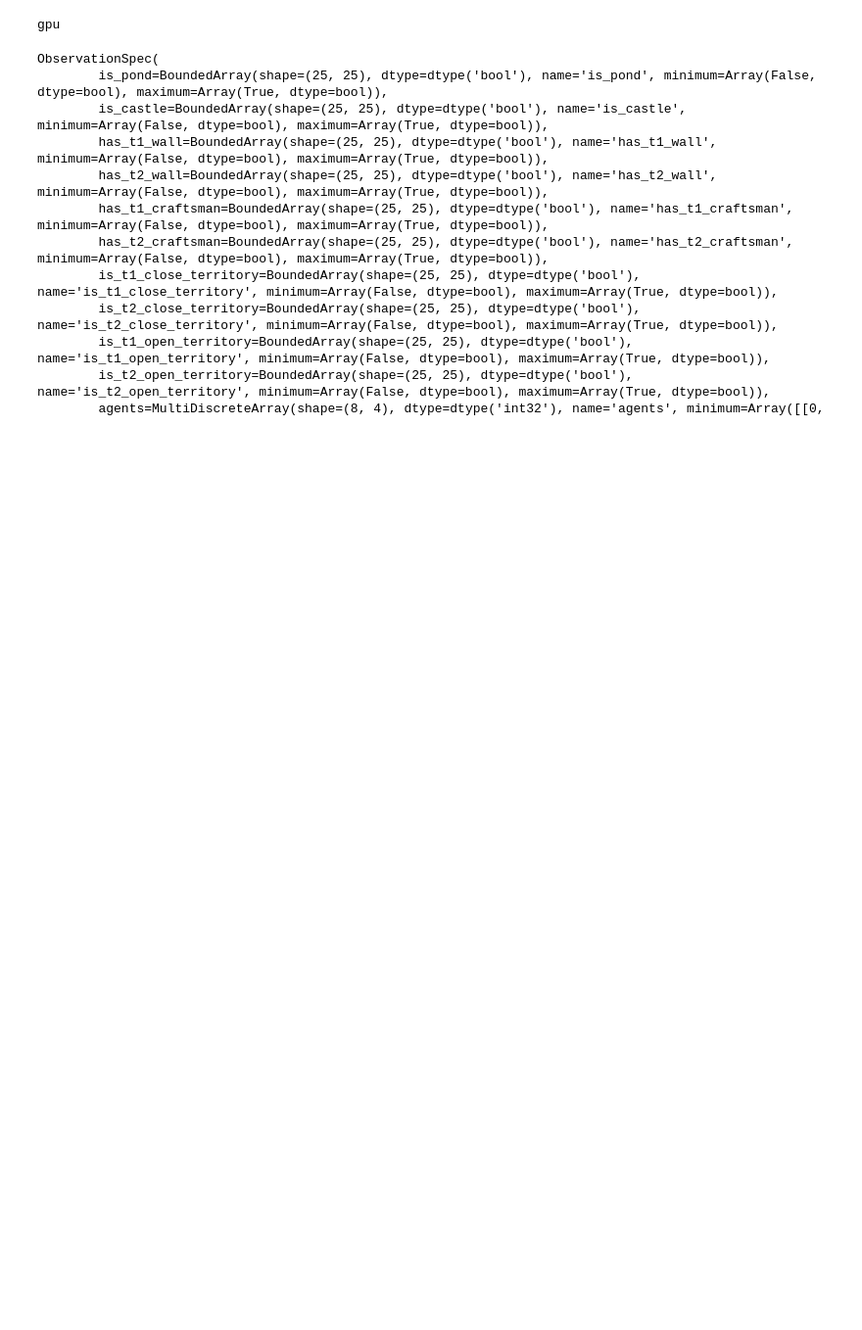
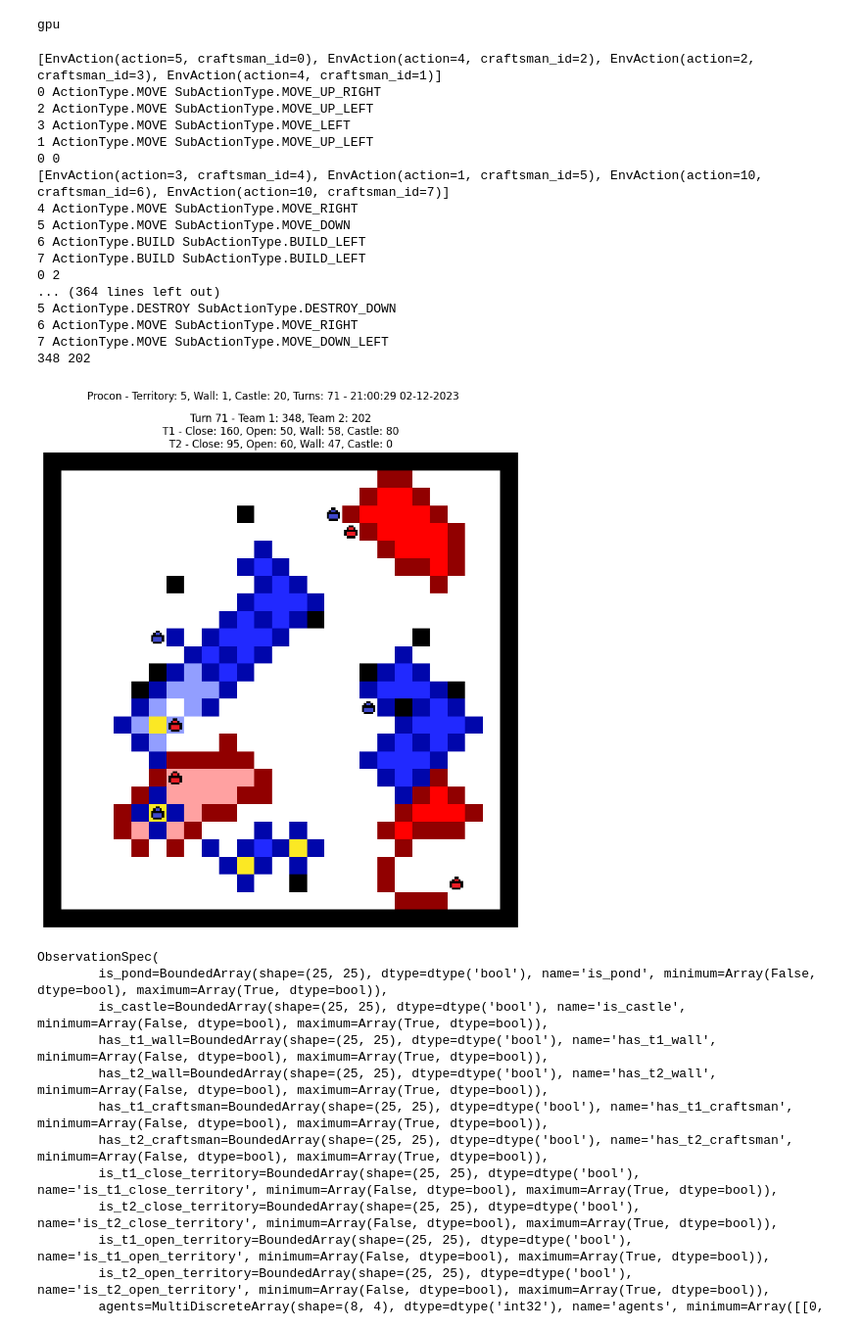
Before and after one commit to dqhieuu/procon-2023, a Jupyter notebook: cpp-simulator/Procon2023/procon-jumanji.ipynb, the cells around one changed output. Shown at 98% size. Saved outputs shown, nothing was run; the diff lists cells and outputs as text; code cells hidden in the pictures; blank space fills up the shorter version.

```diff
--- a/cpp-simulator/Procon2023/procon-jumanji.ipynb
+++ b/cpp-simulator/Procon2023/procon-jumanji.ipynb
@@ -132,7 +132,7 @@ def calculate_score(state: ProconState):
                 else:
                     res[ScoreType.T1_OPEN_TERRITORY] += state.territory_coeff
                 if state.is_castle[row, col]:
-                    res[ScoreType.T1_CASTLE] += state.castleCoeff
+                    res[ScoreType.T1_CASTLE] += state.castle_coeff
             elif state.is_t2_close_territory[row, col] or state.is_t2_open_territory[row, col]:
                 if state.is_t2_close_territory[row, col]:
                     res[ScoreType.T2_CLOSE_TERRITORY] += state.territory_coeff
@@ -191,7 +191,7 @@ class ProconViewer(MazeViewer):
         self._add_grid_image(state, ax)
 
         score = calculate_score(state)
-        fig.suptitle(f"Procon - Territory: {state.territory_coeff}, Wall: {state.wall_coeff}, Castle: {state.castleCoeff}, Turns: {state.current_turn} - {datetime.now().strftime('%H:%M:%S %d-%m-%Y')}")
+        fig.suptitle(f"Procon - Territory: {state.territory_coeff}, Wall: {state.wall_coeff}, Castle: {state.castle_coeff}, Turns: {state.current_turn} - {datetime.now().strftime('%H:%M:%S %d-%m-%Y')}")
         ax.set_title(f"Turn {state.current_turn} - Team 1: {score[ScoreType.T1]}, Team 2: {score[ScoreType.T2]}\nT1 - Close: {score[ScoreType.T1_CLOSE_TERRITORY]}, Open: {score[ScoreType.T1_OPEN_TERRITORY]}, Wall: {score[ScoreType.T1_WALL]}, Castle: {score[ScoreType.T1_CASTLE]}\nT2 - Close: {score[ScoreType.T2_CLOSE_TERRITORY]}, Open: {score[ScoreType.T2_OPEN_TERRITORY]}, Wall: {score[ScoreType.T2_WALL]}, Castle: {score[ScoreType.T2_CASTLE]}")
         return self._display(fig)
 
@@ -205,7 +205,7 @@ class ProconViewer(MazeViewer):
         plt.close(fig)
 
 
-        fig.suptitle(f"Procon - Territory: {states[0].territory_coeff}, Wall: {states[0].wall_coeff}, Castle: {states[0].castleCoeff}, Turns: {states[0].current_turn} - {datetime.now().strftime('%H:%M:%S %d-%m-%Y')}")
+        fig.suptitle(f"Procon - Territory: {states[0].territory_coeff}, Wall: {states[0].wall_coeff}, Castle: {states[0].castle_coeff}, Turns: {states[0].current_turn} - {datetime.now().strftime('%H:%M:%S %d-%m-%Y')}")
 
         def make_frame(state_index: int) -> None:
             ax.clear()
@@ -254,9 +254,9 @@ class ProconViewer(MazeViewer):
         # paste the craftsman on top
         for agent in state.agents:
             if agent.is_t1:
-                img.paste(self._images["c1"], (agent.position.x*8, agent.position.y*8), self._images["c1"])
+                img.paste(self._images["c1"], (agent.x*8, agent.y*8), self._images["c1"])
             else:
-                img.paste(self._images["c2"], (agent.position.x*8, agent.position.y*8), self._images["c2"])
+                img.paste(self._images["c2"], (agent.x*8, agent.y*8), self._images["c2"])
 
         img = np.array(img)
 
@@ -316,7 +316,7 @@ class ProconJumanji(Environment[ProconState]):
 
         print(next_game_state.map.calcPoints(self.game.gameOptions, True), next_game_state.map.calcPoints(self.game.gameOptions, False))
 
-        next_env_state = self._game_state_to_env_state(next_game_state)
+        next_env_state = self._game_state_to_env_state(next_game_state, self.game.gameOptions)
 
         next_observation = self._env_state_to_observation(next_env_state)
 
@@ -442,7 +442,7 @@ class ProconJumanji(Environment[ProconState]):
 
         map_state.tiles = map.tolist()
 
-        craftsmen = {int(craftsman.id): Craftsman(craftsman.id, craftsman.position.x, craftsman.position.y, craftsman.is_t1) for craftsman in env_state.agents}
+        craftsmen = {int(craftsman.id): Craftsman(craftsman.id, craftsman.x, craftsman.y, craftsman.is_t1) for craftsman in env_state.agents}
 
         game_state = GameState(map_state, craftsmen, env_state.current_turn, env_state.is_t1_turn)
         return game_state
@@ -480,7 +480,7 @@ class ProconJumanji(Environment[ProconState]):
 
 
     def render(self, state: ProconState) -> Optional[NDArray]:
-        return self._viewer.render_with_score(state, self.game_options)
+        return self._viewer.render_with_score(state)
 
     def animate(
         self,
@@ -488,7 +488,7 @@ class ProconJumanji(Environment[ProconState]):
         interval: int = 200,
         save_path: Optional[str] = None,
     ) -> matplotlib.animation.FuncAnimation:
-        return self._viewer.animate_with_score(states, self.game_options, interval, save_path)
+        return self._viewer.animate_with_score(states, interval, save_path)
 
 # ENV_ID = "Procon-v0"
 # if not ENV_ID in _REGISTRY:
@@ -506,33 +506,52 @@ actions = load_offline_actions(action_path, craftsman_strid_to_intid)
 # %%
 env = ProconJumanji(game_options, map, craftsmen)
 
 random_key = jax.random.PRNGKey(0)
 key1, key2 = jax.random.split(random_key)
 batch_size = 1
 
 keys = jax.random.split(key1, batch_size)
 state, timestep = env.reset(keys[0])
 
 def game_actions_to_env_actions(all_turns_actions) -> list[list[EnvAction]]:
     env_all_turns_actions: list[list[EnvAction]] = []
     for actions in all_turns_actions:
         turn_actions: list[EnvAction] = []
         for action in actions:
             turn_actions.append(EnvAction(action.subActionType.value, action.craftsmanId))
         env_all_turns_actions.append(turn_actions)
 
     return env_all_turns_actions
 
 env_actions = game_actions_to_env_actions(actions)
 
 state_list = [state]
 
-# for i, actions_in_turn in enumerate(env_actions):
-#     # print(actions_in_turn)
-#     state, timestep = env.step(state, actions_in_turn)
-#     state_list.append(state)
-# env.animate(state_list, interval=200, save_path=f'records/test.gif')
-# env.render(state_list[-1])
+for i, actions_in_turn in enumerate(env_actions):
+    # print(actions_in_turn)
+    state, timestep = env.step(state, actions_in_turn)
+    state_list.append(state)
+env.animate(state_list, interval=200, save_path=f'records/test.gif')
+env.render(state_list[-1])
+# %% [output]
+[EnvAction(action=5, craftsman_id=0), EnvAction(action=4, craftsman_id=2), EnvAction(action=2, craftsman_id=3), EnvAction(action=4, craftsman_id=1)]
+0 ActionType.MOVE SubActionType.MOVE_UP_RIGHT
+2 ActionType.MOVE SubActionType.MOVE_UP_LEFT
+3 ActionType.MOVE SubActionType.MOVE_LEFT
+1 ActionType.MOVE SubActionType.MOVE_UP_LEFT
+0 0
+[EnvAction(action=3, craftsman_id=4), EnvAction(action=1, craftsman_id=5), EnvAction(action=10, craftsman_id=6), EnvAction(action=10, craftsman_id=7)]
+4 ActionType.MOVE SubActionType.MOVE_RIGHT
+5 ActionType.MOVE SubActionType.MOVE_DOWN
+6 ActionType.BUILD SubActionType.BUILD_LEFT
+7 ActionType.BUILD SubActionType.BUILD_LEFT
+0 2
+... (364 lines left out)
+5 ActionType.DESTROY SubActionType.DESTROY_DOWN
+6 ActionType.MOVE SubActionType.MOVE_RIGHT
+7 ActionType.MOVE SubActionType.MOVE_DOWN_LEFT
+348 202
+[figure, added]
 # %%
 env.observation_spec()
 # %% [output]
```
Also changed, not shown: 1 other file.
